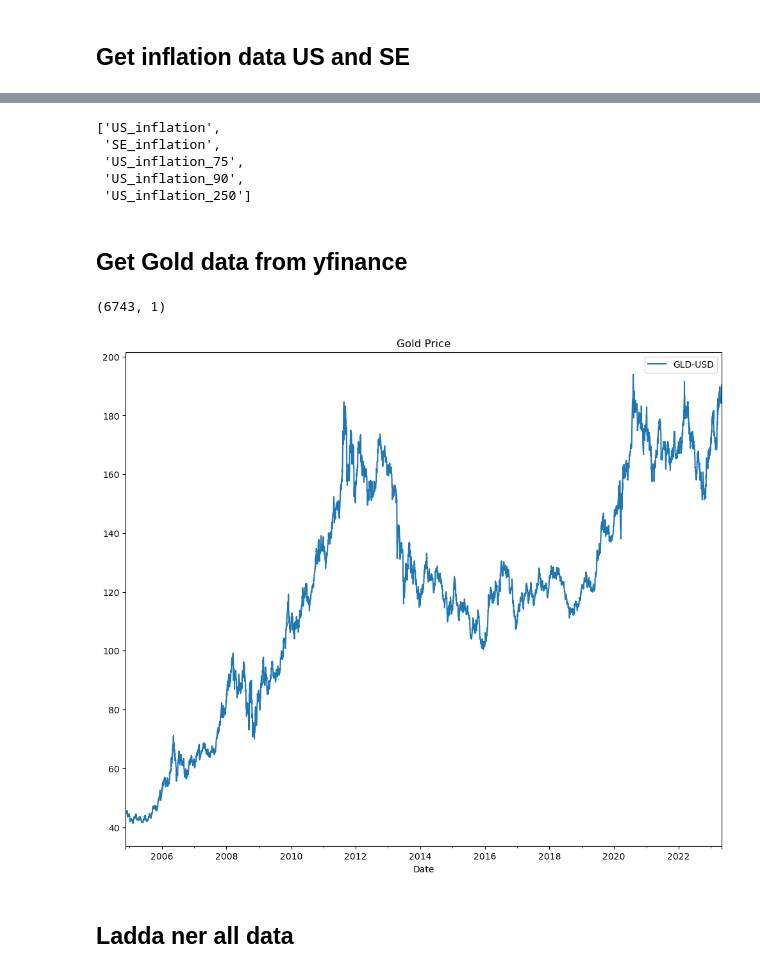
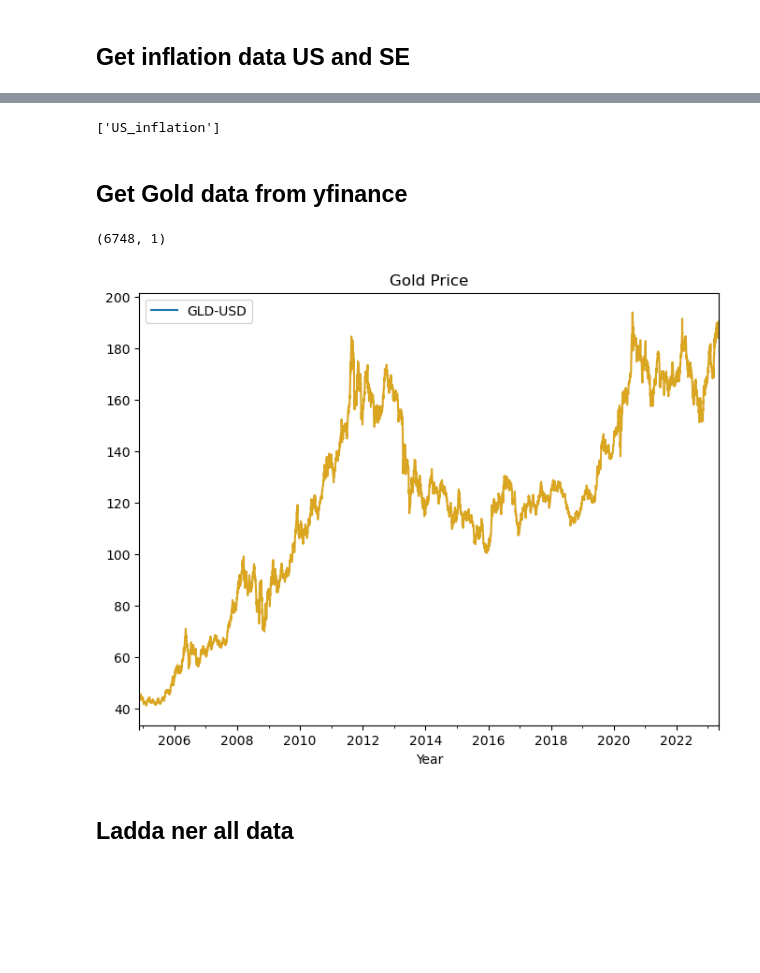
Before and after one commit to carokanns/the_new_Krypto, a Jupyter notebook: my_testa_modeller.ipynb, the cells around one changed output, grey strips where cells are left out. Cells and saved outputs as stored; diff of their text form; code cells hidden in the pictures; blank space fills up the shorter version.

```diff
--- a/my_testa_modeller.ipynb
+++ b/my_testa_modeller.ipynb
@@ -271,11 +201,7 @@ inflations = get_inflation_data(graph=True)
 # %%
-display(list(inflations.columns))
+display(list(df_infl.columns))
 # %% [output]
-['US_inflation',
- 'SE_inflation',
- 'US_inflation_75',
- 'US_inflation_90',
- 'US_inflation_250']
+['US_inflation']
 # %%
 # fill up a dataframe with all days from 2005 up to today and set it as index
 def get_all_dates():
@@ -289,31 +215,34 @@ def get_all_dates():
 # %%
 def get_gold_data():
     df_dates = pd.DataFrame(pd.date_range(
         '1988-12-01', pd.to_datetime('today').date()), columns=['Date'])
     df_dates.set_index('Date', inplace=True)
     # Hämta historiska guldprisdata (GLD är ticker-symbolen för SPDR Gold Shares ETF)
     gld_data = yf.download('GLD', end=dt.today().date(), progress=False)
     # gld_data.set_index('Date', inplace=True)
 
     # Behåll endast 'Close' priser och döp om kolumnen till 'GLD-USD'
     gld_data = gld_data[['Close']].rename(columns={'Close': 'GLD-USD'})
 
     df_dates = pd.DataFrame(pd.date_range(start=gld_data.index[0], end=pd.to_datetime('today').date(), freq='D'), columns=['Date']) # type: ignore
 
     df_dates.set_index('Date', inplace=True)
     gld_data = df_dates.merge(gld_data, how='left', left_on='Date', right_index=True)
     # interpolating missing values
     gld_data.interpolate(method='linear',inplace=True)
     return gld_data
 
 df_gold = get_gold_data()
 
 display(df_gold.shape)
-df_gold.plot(figsize=(12, 10), title='Gold Price')
+df_gold.plot(figsize=(8, 6), title='Gold Price')
+plt.gca().lines[0].set_color("goldenrod")
+plt.xlabel('Year')
+
 plt.show()
 # %% [output]
-(6743, 1)
+(6748, 1)
-[figure, old version]
+[figure, new version]
 # %% [markdown]
 ## Ladda ner all data
 # %%
```
Also changed, not shown: parts of 40 cells of this notebook, 2 other files.
